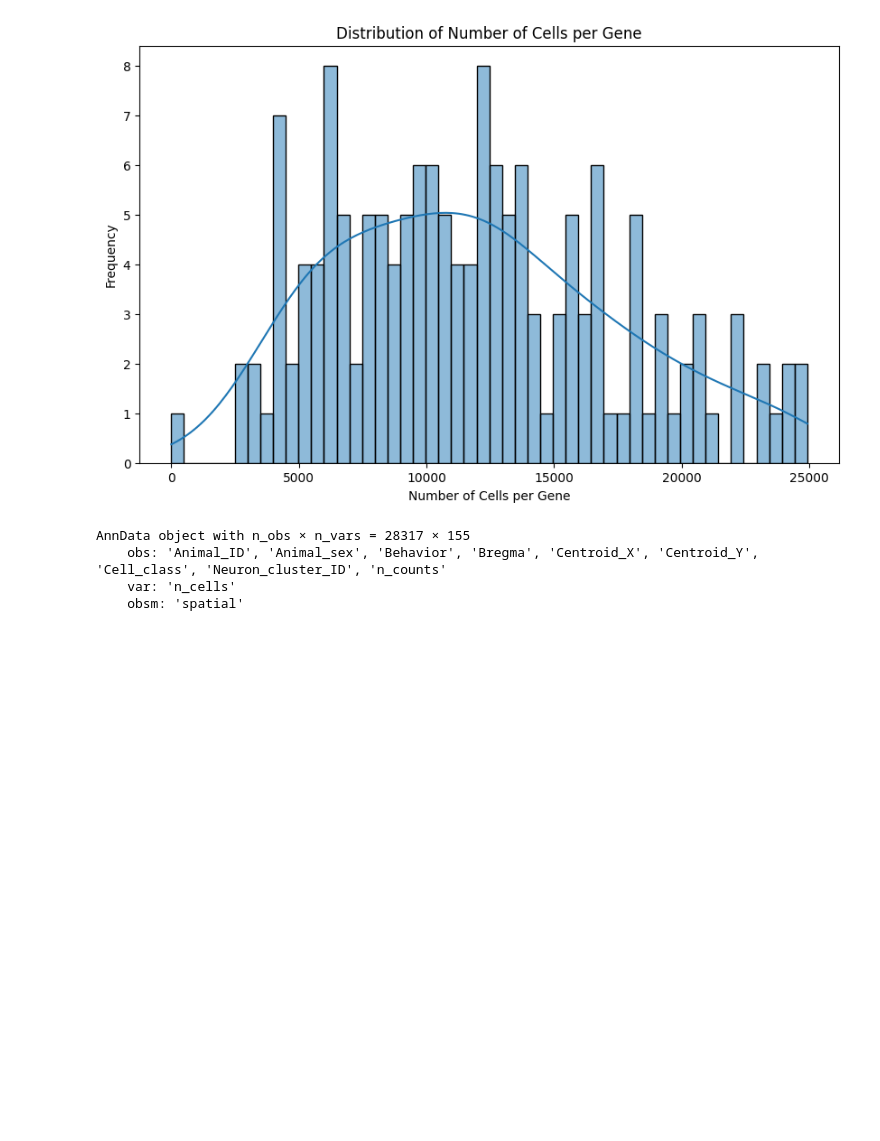
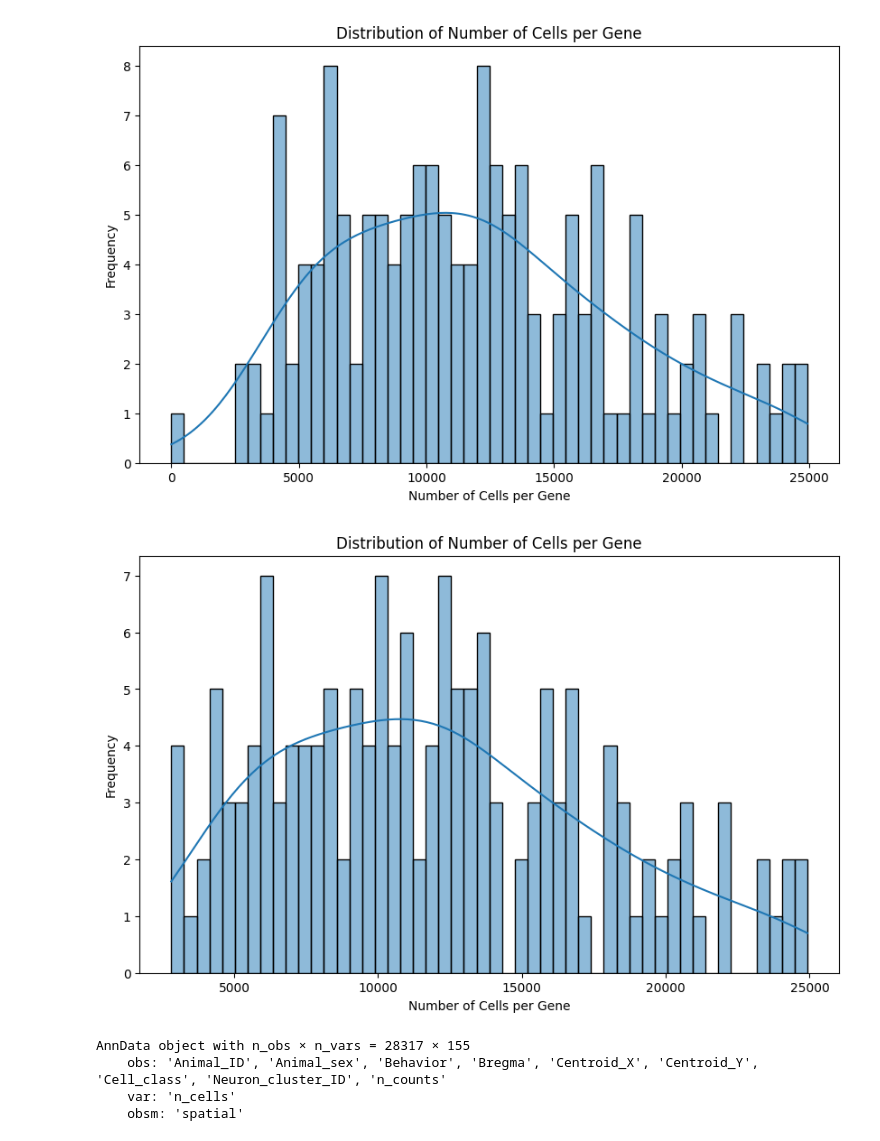
Before and after one commit to IbrahimFangary/ST-moffit-data, a Jupyter notebook: code/preprocessing.ipynb, the cells around one changed output. Cells and saved outputs as stored; diff of their text form; code cells hidden in the pictures; blank space fills up the shorter version.

```diff
--- a/code/preprocessing.ipynb
+++ b/code/preprocessing.ipynb
@@ -126,6 +136,20 @@ plt.show()
 sc.pp.filter_genes(adata, min_cells=3, inplace=True)
 sc.pp.filter_cells(adata, min_counts=1, inplace=True)
 # enuring we don't have empty cells
+# %%
+# Calculate number of cells per gene
+cells_per_gene = (adata.X > 0).sum(axis=0)
+
+
+# Plot the distribution
+plt.figure(figsize=(10, 6))
+sns.histplot(cells_per_gene, bins=50, kde=True)
+plt.xlabel('Number of Cells per Gene')
+plt.ylabel('Frequency')
+plt.title('Distribution of Number of Cells per Gene')
+plt.show()
+# %% [output]
+[figure, added]
 # %%
 # notice that we now have 155 genes as mentioned
 adata
```
Also changed, not shown: parts of 14 cells of this notebook.
